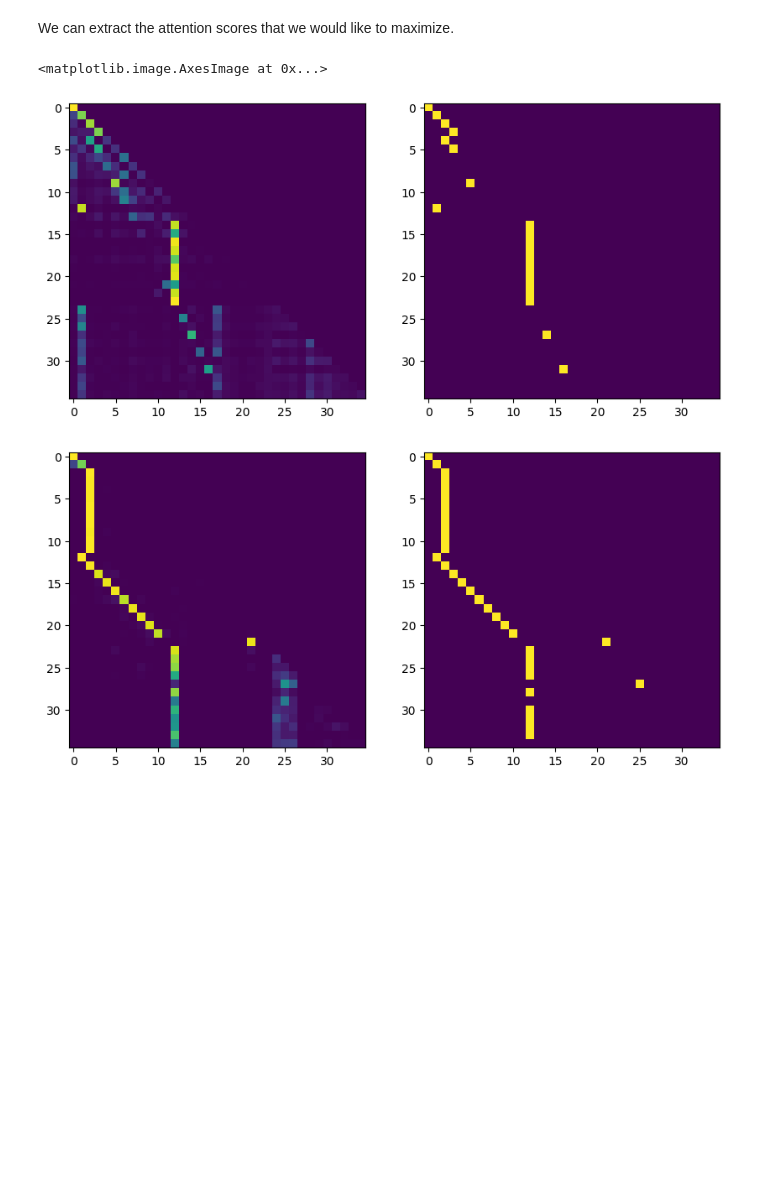
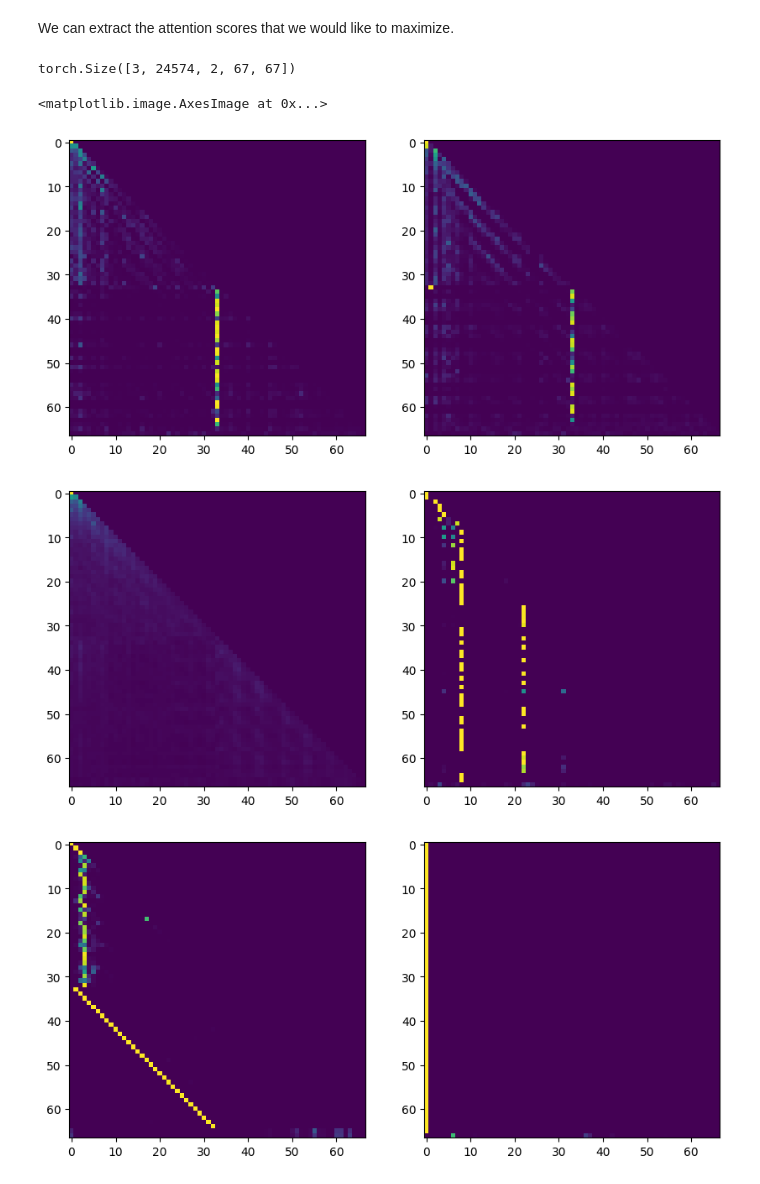
Before and after one commit to fairinternal/composable-llm, a Jupyter notebook: notebooks/scratchpad.ipynb, the cells around one changed output. Saved outputs shown, nothing was run; the diff lists cells and outputs as text; code cells hidden in the pictures; blank space fills up the shorter version.

```diff
--- a/notebooks/scratchpad.ipynb
+++ b/notebooks/scratchpad.ipynb
@@ -11,14 +10,14 @@ from cot.data import BinaryCopy, Parity
 from cot.config import CHECK_DIR
 from cot.models import TransformerConfig, Transformer
 # %%
-problem = "no-cot"
-n_data_per_len = 1000
-n_len=16
+problem = "parity"
+n_data_per_len = 2048
+n_len=32
 emb_dim=128
+pos_dim = 32
+freeze_pos = True
 n_head=1
 n_layer=2
-device='cuda'
-
-n_epochs = 500
-batch_size = 4096
+n_epochs = 100
+batch_size = 256
 # %%
@@ -139,12 +99,18 @@ if problem == 'parity':
     testset = Parity()
 elif problem == 'binary-copy':
     testset = BinaryCopy()
+elif problem == 'no-cot':
+    testset = Parity(cot=False)
+elif problem == 'mix':
+    testset = MixedDataset()
 testset.set_data(lengths, data_type="test")
 # %%
 config = TransformerConfig(
     vocab_size=torch.max(testset.data).item() + 1,
     emb_dim=emb_dim,
     pos_emb=True,
+    pos_dim=pos_dim,
+    freeze_pos=freeze_pos,
     seq_len=len(testset[0]),
     emb_dropout=0,
     n_head=n_head,
@@ -189,11 +154,28 @@ attn1 = attentions[1, i, 0].cpu()
+# %%
+i = -1
+attn00 = attentions[0, i, 0].cpu()
+attn01 = attentions[0, i, 1].cpu()
+attn10 = attentions[1, i, 0].cpu()
+attn20 = attentions[2, i, 0].cpu()
+attn11 = attentions[1, i, 1].cpu()
+attn20 = attentions[2, i, 0].cpu()
+attn21 = attentions[2, i, 1].cpu()
+# %%
+attentions.shape
+# %% [output]
+torch.Size([3, 24574, 2, 67, 67])
 # %%
 fig, axes = plt.subplots(1, 2, figsize=(10, 5))
-axes[0].imshow(attn0)
-axes[1].imshow(attn0 > .5)
+axes[0].imshow(attn00)
+axes[1].imshow(attn01)
 fig, axes = plt.subplots(1, 2, figsize=(10, 5))
-axes[0].imshow(attn1)
-axes[1].imshow(attn1 > .5)
+axes[0].imshow(attn10)
+axes[1].imshow(attn11)
+fig, axes = plt.subplots(1, 2, figsize=(10, 5))
+axes[0].imshow(attn20)
+axes[1].imshow(attn21)
 # %% [output]
 <matplotlib.image.AxesImage at 0x...>
-[figure, old version]
+[figure, new version]
-[figure, old version]
+[figure, new version]
+[figure, added]
```
Also changed, not shown: parts of 12 cells of this notebook, 8 other files.
